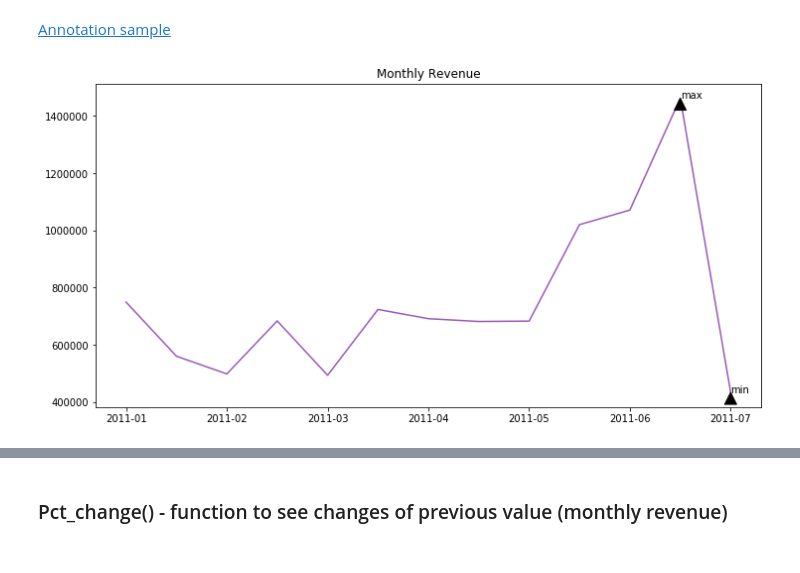
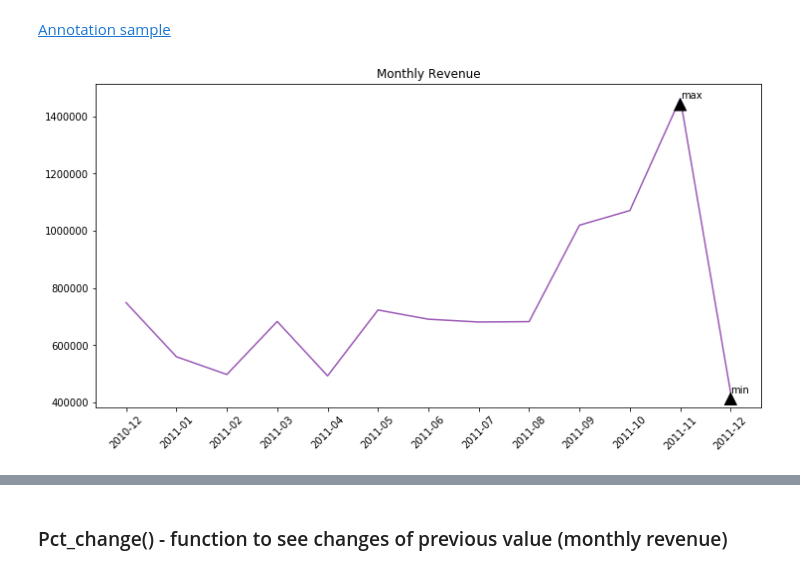
Before and after one commit to davidtnly/MachineLearning, a Jupyter notebook: 18-marketing-customers-metrics.ipynb, the cells around one changed output, grey strips where cells are left out. Drawn from its saved outputs; the diff is of its cells as text; code cells hidden in the pictures.

```diff
--- a/18-customer-ltv-prediction.ipynb
+++ b/18-marketing-customers-metrics.ipynb
@@ -752,27 +754,28 @@ test_df_rev.head()
 # %%
 # Set figure space
 fig, ax = plt.subplots(figsize=(12, 6), nrows=1, ncols=1)
 
 # Get min and max
 ymax = max(test_df_rev.Rev)
 xmax = test_df_rev[test_df_rev.index==np.argmax(test_df_rev.Rev)].index
 ymin = min(test_df_rev.Rev)
 
 # Create line plot with annotations
 ax.plot(test_df_rev['Rev'])
 ax.annotate('max', xy=(11, ymax), xytext=(11, ymax+10),
             arrowprops=dict(facecolor='black', shrink=0.05),
             )
 ax.annotate('min', xy=(12, ymin), xytext=(12, ymin+10),
             arrowprops=dict(facecolor='black', shrink=0.05), # arrowstyle='->'
             )
 
 # Set plot features
-ax.set_xticklabels(test_df_rev['InvoiceDate'])
+ax.set_xticks(test_df_rev.index)
+ax.set_xticklabels(test_df_rev['InvoiceDate'], rotation=45)
 ax.set_title('Monthly Revenue')
 plt.show()
 # %% [output]
-[figure, old version]
+[figure, new version]
 # %% [markdown]
 Plot ly example from https://towardsdatascience.com/data-driven-growth-with-python-part-1-know-your-metrics-812781e66a5b
 
```
Also changed, not shown: parts of 40 cells of this notebook.
